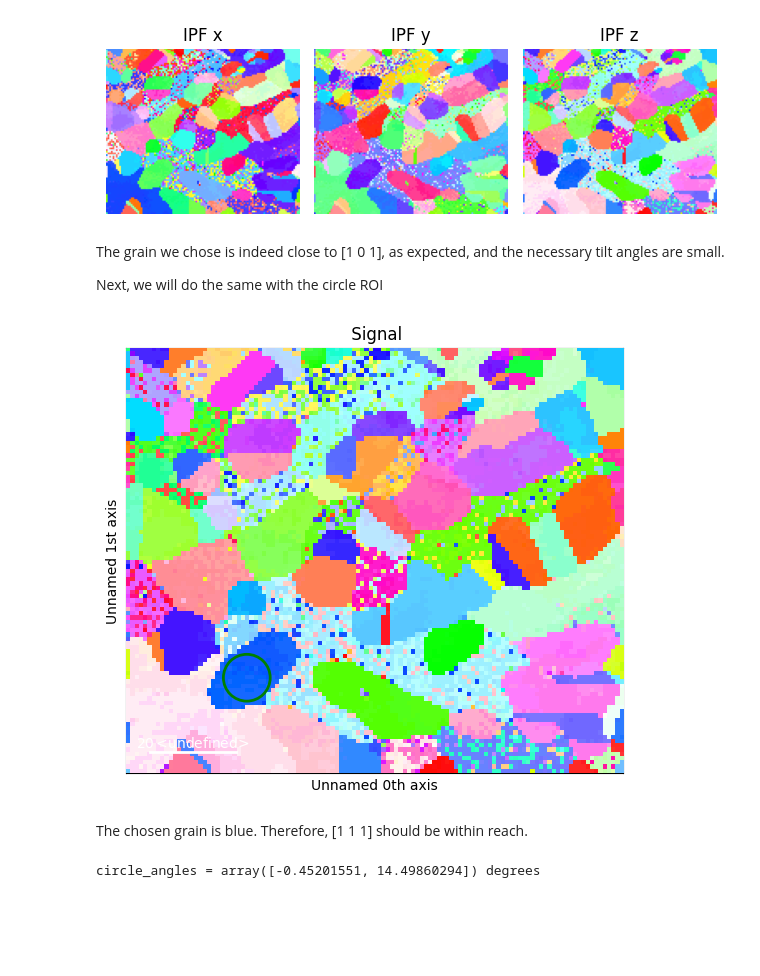
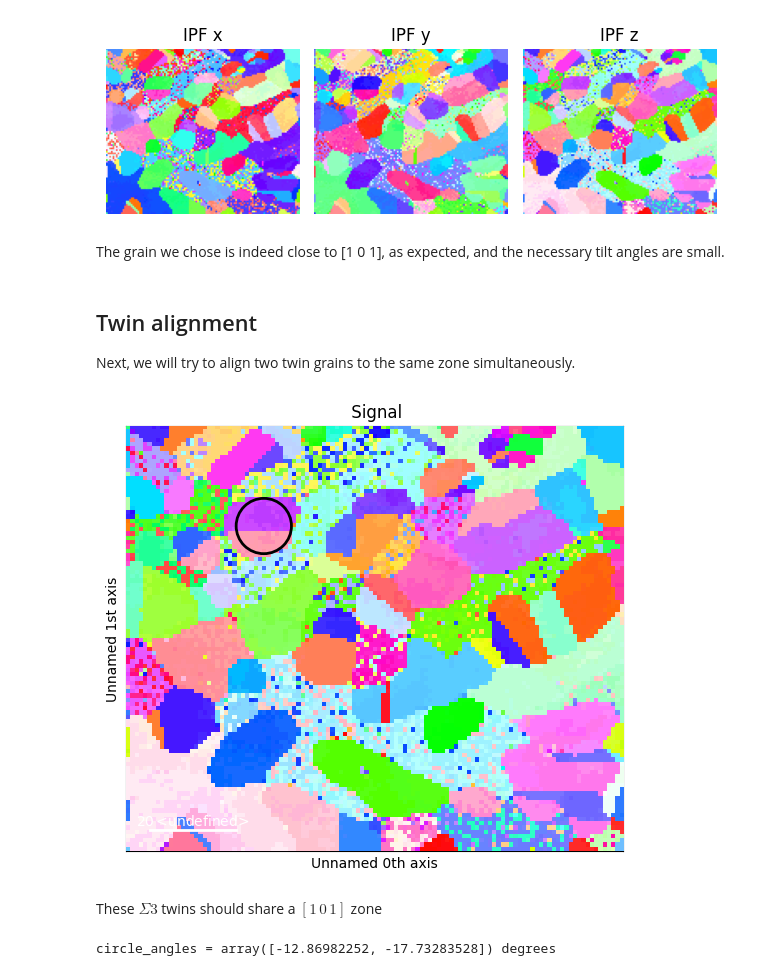
Before and after one commit to viljarjf/tiltlib, a Jupyter notebook: docs/source/tutorials/zone_axis_alignment.ipynb, the cells around one changed output. Saved outputs shown, nothing was run; the diff lists cells and outputs as text; code cells hidden in the pictures; blank space fills up the shorter version.

```diff
--- a/docs/source/tutorials/zone_axis_alignment.ipynb
+++ b/docs/source/tutorials/zone_axis_alignment.ipynb
@@ -95,32 +97,38 @@ figure = sample.plot()
 [figure]
 # %% [markdown]
 The grain we chose is indeed close to [1 0 1], as expected, and the necessary tilt angles are small.
-
-Next, we will do the same with the circle ROI
+# %% [markdown]
+## Twin alignment
+
+Next, we will try to align two twin grains to the same zone simultaneously.
 # %%
 nav = sample.to_navigator()
 nav.plot()
 
 from hyperspy.roi import CircleROI
 
-circle = CircleROI(cx=28, cy=77, r=6, r_inner=0)
+circle = CircleROI(cx=32, cy=23, r=7, r_inner=0)
 
 # Ignore an error which does not affect us
 try:
-    circle.interactive(nav)
+    circle.interactive(nav, color="black")
 except np.exceptions.DTypePromotionError:
     pass
 # %% [output]
-[figure, old version]
+[figure, new version]
-# %% [markdown]
-The chosen grain is blue. Therefore, [1 1 1] should be within reach.
+# %% [markdown]
+These $\Sigma3$ twins should share a $\left[1\,0\,1\right]$ zone
 # %%
 circle_crop = sample.crop(circle)
-target = Miller(uvw=[1, 1, 1], phase=sample.phase)
-circle_angles = circle_crop.find_tilt_angles(target)
+target = Miller(uvw=[1, 0, 1], phase=sample.phase)
+
+# Important: use_mean_orientation must be False (default)
+# else, the optimization would use the mean orientation,
+# which is NOT representative of the two orientation populations
+circle_angles = circle_crop.find_tilt_angles(target, use_mean_orientation=False)
 print(f"{circle_angles = } degrees")
 # %% [output]
-circle_angles = array([-0.45201551, 14.49860294]) degrees
+circle_angles = array([-12.86982252, -17.73283528]) degrees
 # %%
 circle_crop.rotate_to(*circle_angles, degrees=True)
 circle_crop.mean_zone_axis()
```
Also changed, not shown: parts of 6 cells of this notebook.
